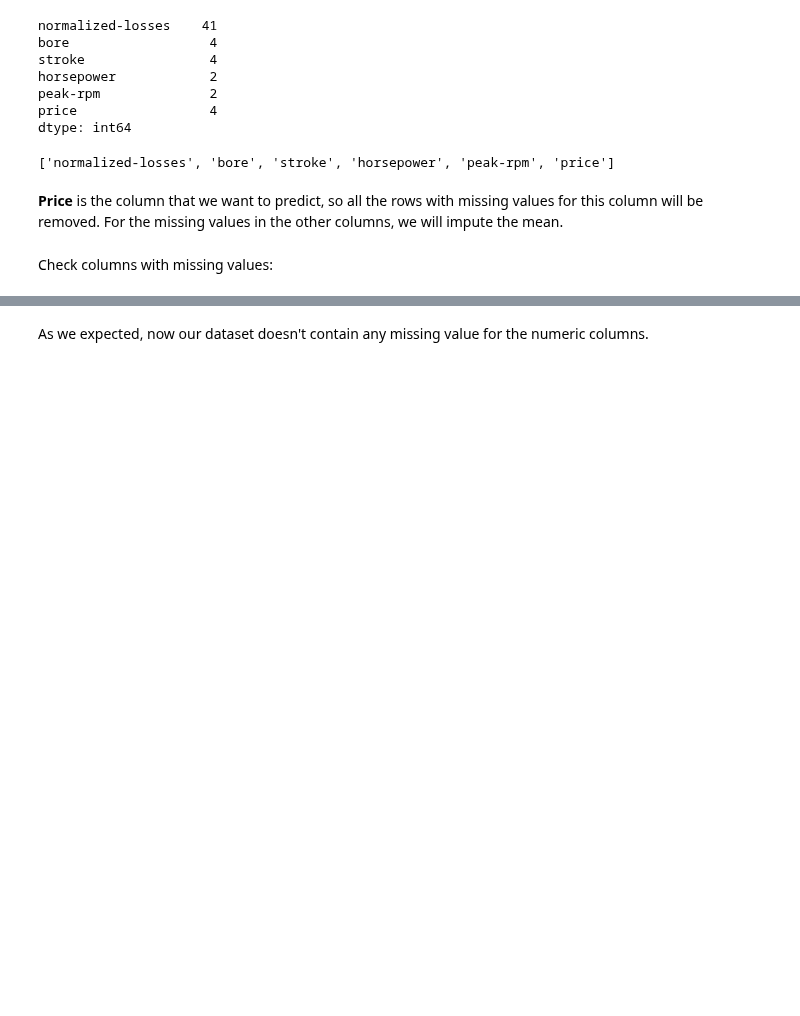
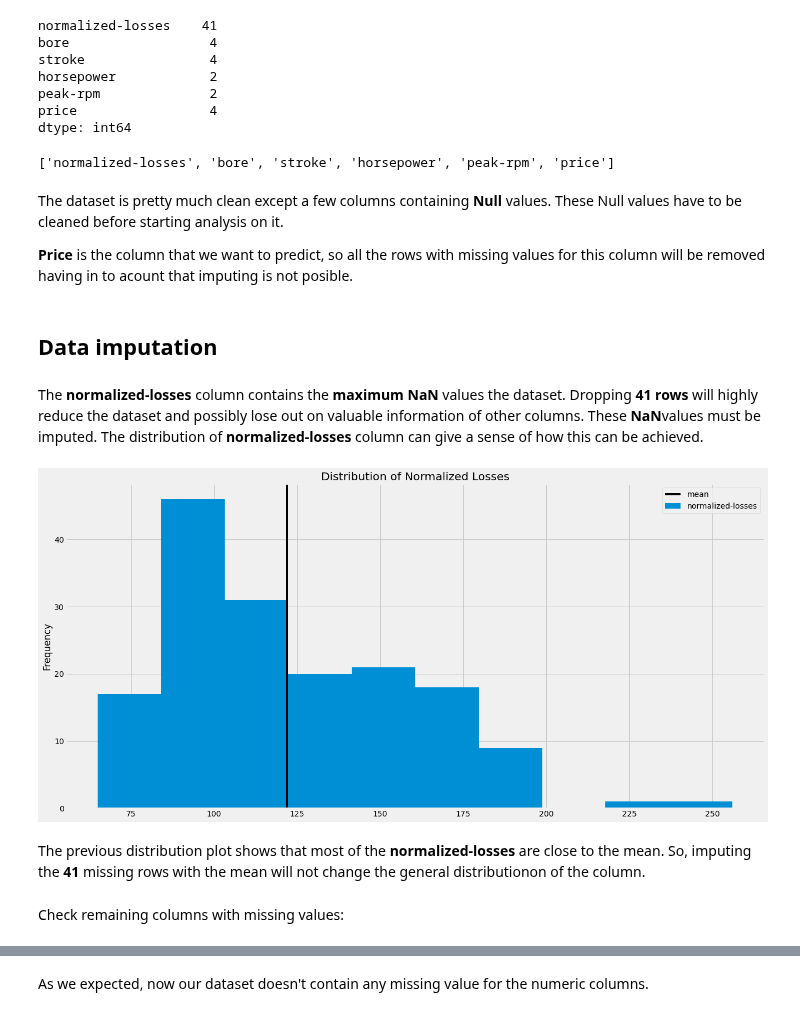
Before and after one commit to raduspaimoc/DataQuest-Projects, a Jupyter notebook: Classification Problems/Predicting Car Prices/Predicting Car Prices.ipynb, the cells around one changed output, grey strips where cells are left out. Saved outputs shown, nothing was run; the diff lists cells and outputs as text; code cells hidden in the pictures; blank space fills up the shorter version.

Commit message:
Data imputed.

```diff
--- a/Classification Problems/Predicting Car Prices/Predicting Car Prices.ipynb
+++ b/Classification Problems/Predicting Car Prices/Predicting Car Prices.ipynb
@@ -188,7 +336,23 @@ numeric_cars.isnull().sum()[numeric_cars.isnull().sum() > 0].index.tolist()
 # %% [output]
 ['normalized-losses', 'bore', 'stroke', 'horsepower', 'peak-rpm', 'price']
 # %% [markdown]
-**Price** is the column that we want to predict, so all the rows with missing values for this column will be removed. For the missing values in the other columns, we will impute the mean.
+The dataset is pretty much clean except a few columns containing **Null** values. These Null values have to be cleaned before starting analysis on it.
+
+**Price** is the column that we want to predict, so all the rows with missing values for this column will be removed having in to acount that imputing is not posible.
 # %%
 numeric_cars = numeric_cars.dropna(subset=['price'])
+# %% [markdown]
+## Data imputation
+# %% [markdown]
+The **normalized-losses** column contains the **maximum NaN** values the dataset. Dropping **41 rows** will highly reduce the dataset and possibly lose out on valuable information of other columns.
+These **NaN**values must be imputed. The distribution of **normalized-losses** column can give a sense of how this can be achieved.
+# %%
+distribution_plot(numeric_cars,
+                  'normalized-losses',
+                  'Distribution of Normalized Losses',
+                  with_mean=True)
+# %% [output]
+[figure, added]
+# %% [markdown]
+The previous distribution plot shows that most of the **normalized-losses** are close to the mean. So, imputing the **41** missing rows with the mean will not change the general distributionon of the column.
 # %%
@@ -196,5 +360,5 @@ numeric_cars = numeric_cars.fillna(numeric_cars.mean())
 # %% [markdown]
-Check columns with missing values:
+Check remaining columns with missing values:
 # %%
 numeric_cars.isnull().sum()[numeric_cars.isnull().sum() > 0]
 # %% [output]
```
Also changed, not shown: parts of 70 cells of this notebook.
